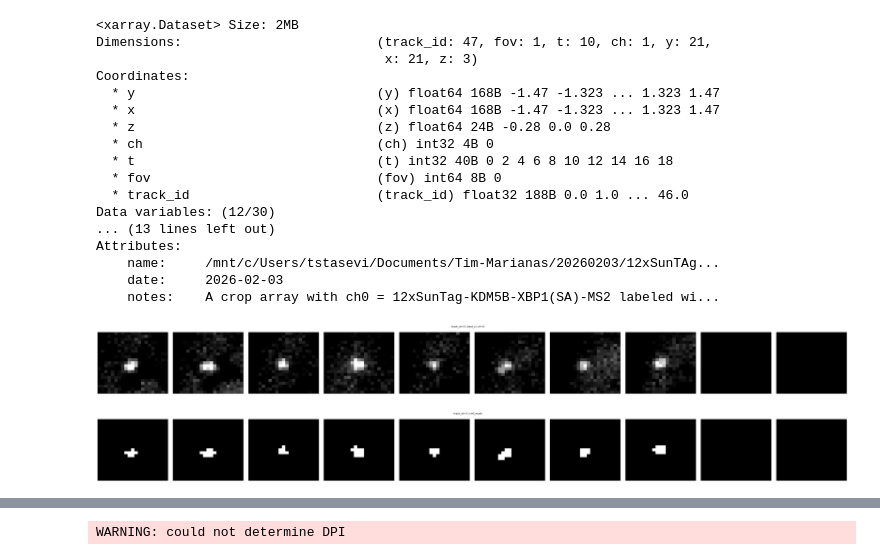
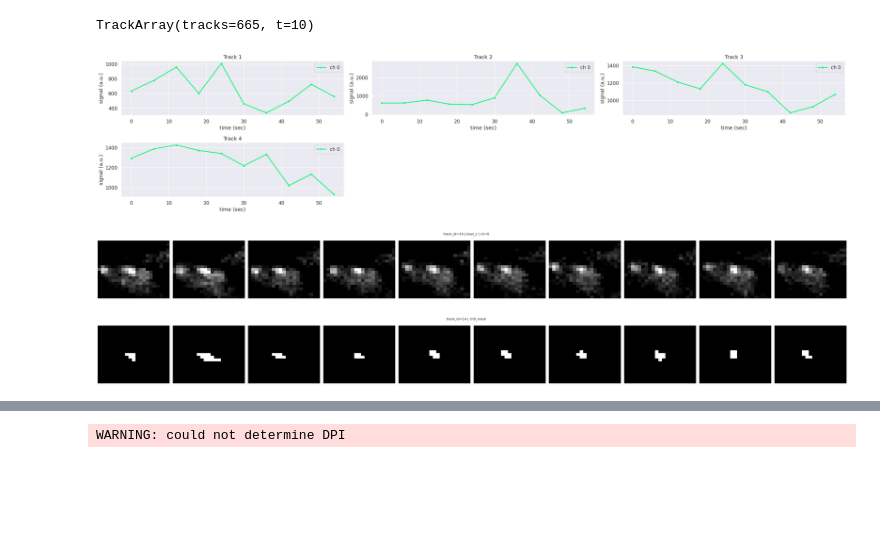
Before and after one commit to timstasevich/croparray, a Jupyter notebook: notebooks/AnalyzeTrackArrays.ipynb, the cells around one changed output, grey strips where cells are left out. Drawn from its saved outputs; the diff is of its cells as text; code cells hidden in the pictures; blank space fills up the shorter version.

```diff
--- a/notebooks/AnalyzeTrackArrays.ipynb
+++ b/notebooks/AnalyzeTrackArrays.ipynb
@@ -26,20 +26,0 @@ my_ta.ops.apply(ca.tools.binarize_crop_manual, channels=[0], source="best_z", ou
-# %%
-my_ta.measure.mask_props(source ="ch0_mask", props=['eccentricity','solidity','major_axis_length_px','minor_axis_length_px'])
-# %% [output]
-<xarray.Dataset> Size: 2MB
-Dimensions:                         (track_id: 47, fov: 1, t: 10, ch: 1, y: 21,
-                                     x: 21, z: 3)
-Coordinates:
-  * y                               (y) float64 168B -1.47 -1.323 ... 1.323 1.47
-  * x                               (x) float64 168B -1.47 -1.323 ... 1.323 1.47
-  * z                               (z) float64 24B -0.28 0.0 0.28
-  * ch                              (ch) int32 4B 0
-  * t                               (t) int32 40B 0 2 4 6 8 10 12 14 16 18
-  * fov                             (fov) int64 8B 0
-  * track_id                        (track_id) float32 188B 0.0 1.0 ... 46.0
-Data variables: (12/30)
-... (13 lines left out)
-Attributes:
-    name:     /mnt/c/Users/tstasevi/Documents/Tim-Marianas/20260203/12xSunTAg...
-    date:     2026-02-03
-    notes:    A crop array with ch0 = 12xSunTag-KDM5B-XBP1(SA)-MS2 labeled wi...
@@ -45,0 +37,9 @@ Attributes:
+# %%
+my_ta
+# %% [output]
+TrackArray(tracks=665, t=10)
+# %%
+# Plot signals
+my_ta.sel(exp='-ZNF598',fov='fov1').tplot.plot_track_signal_traces(track_ids=[1,2,3,4],figsize=(9,3))
+# %% [output]
+[figure, added]
@@ -46,6 +67,7 @@ Attributes:
 # %%
-my_ta.tplot.plot_trackarray_crops(fov=0,track_ids=[3],t=(0,10,1),suppress_labels=True);
-my_ta.tplot.plot_trackarray_crops(fov=0,track_ids=[3],t=(0,10,1),suppress_labels=True,layer="ch0_mask");
+# Check masks, if desired (without napari)
+my_ta.sel(exp='+ZNF598', fov='fov2').tplot.plot_trackarray_crops(track_ids=[14],t=(0,10,1),suppress_labels=True);
+my_ta.sel(exp='+ZNF598', fov='fov2').tplot.plot_trackarray_crops(track_ids=[14],t=(0,10,1),suppress_labels=True,layer="ch0_mask");
 # %% [output]
-[figure, old version]
+[figure, new version]
-[figure, old version]
+[figure, new version]
```
Also changed, not shown: parts of 19 cells of this notebook, 6 other files.
